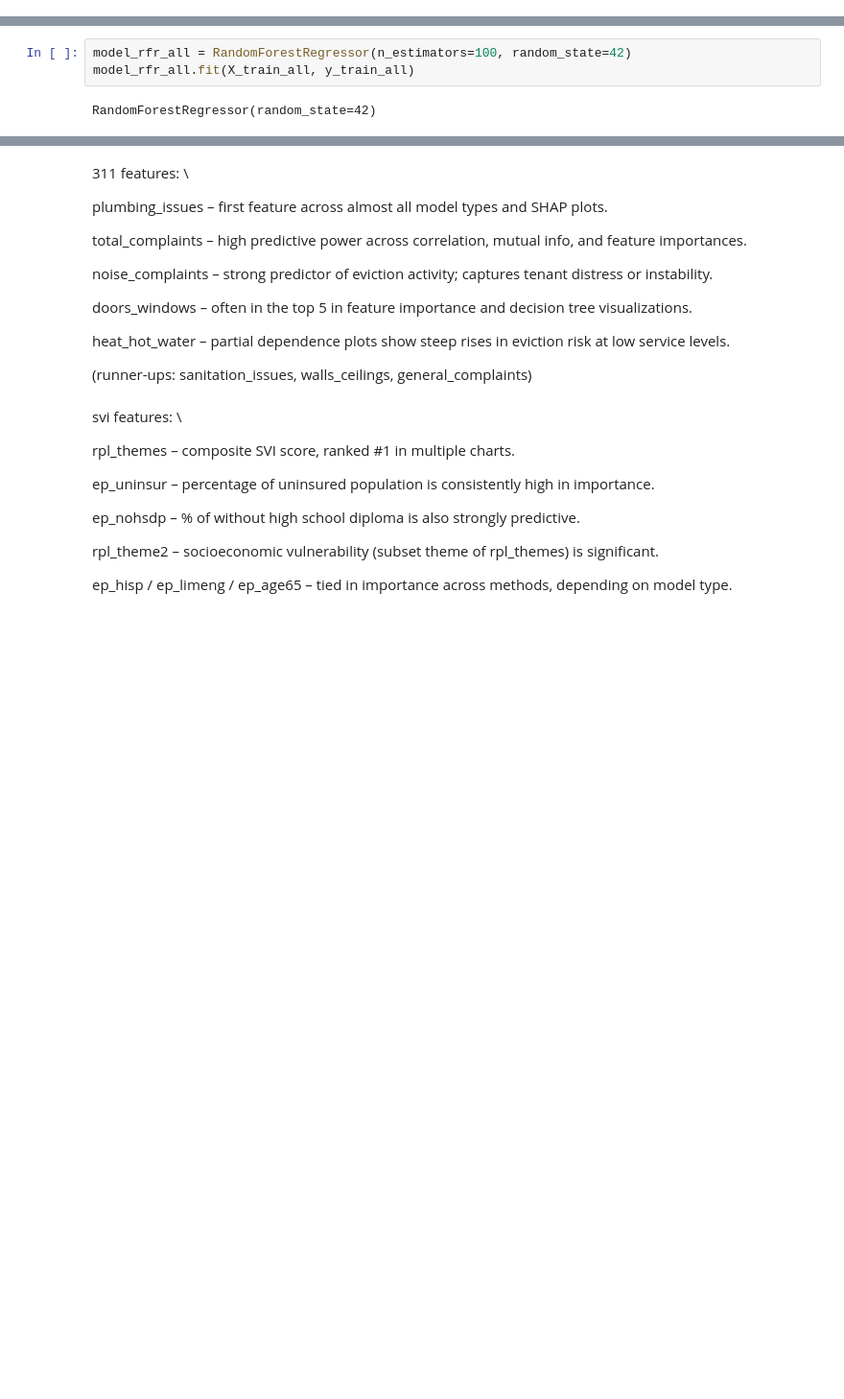
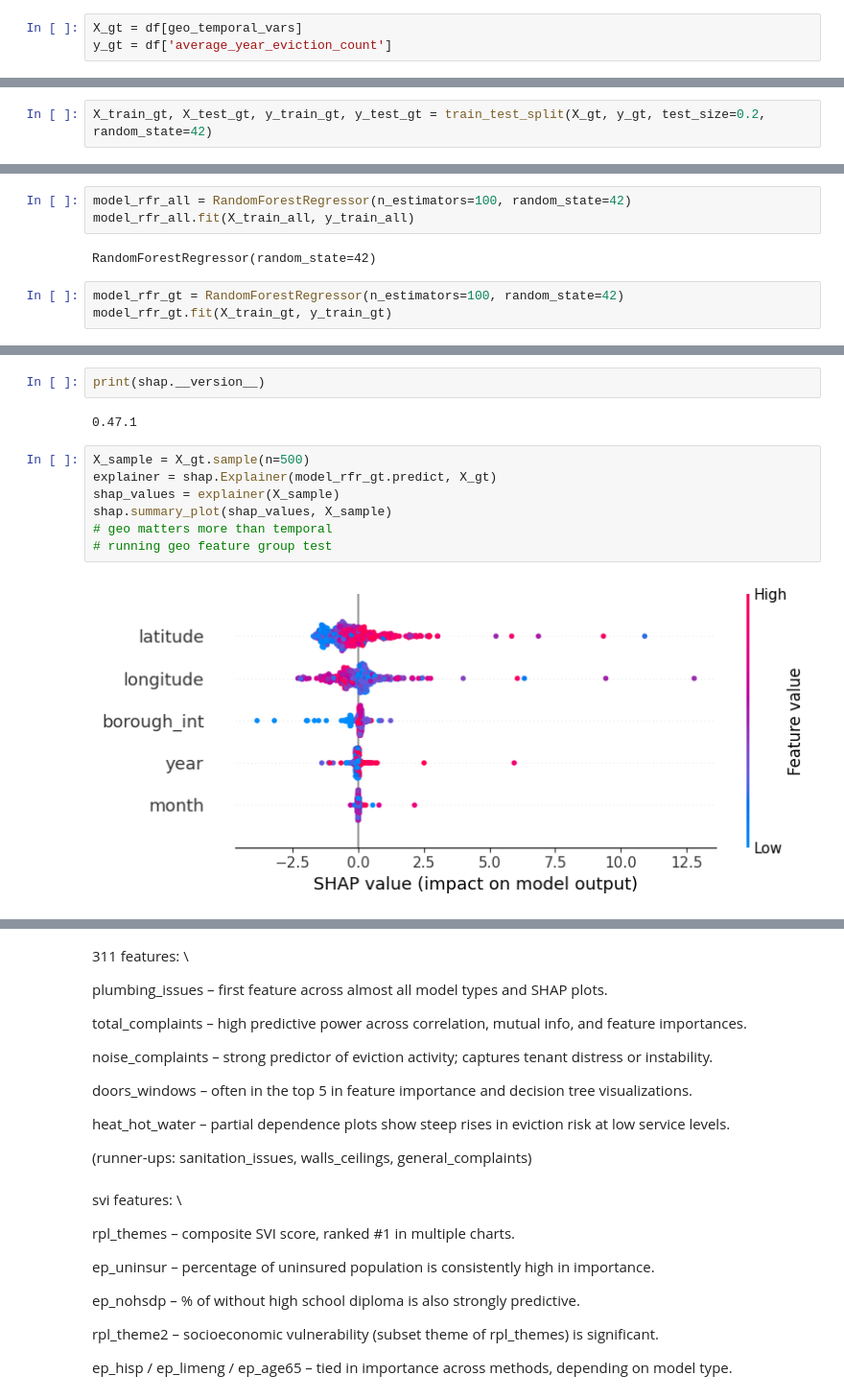
Before and after one commit to simaoalicechen/NYC_Landlord_Behavior_Analysis_Project, a Jupyter notebook: Part_3.10_analysis_feature_engineering_only_normal_times_continued.ipynb, the cells around one changed output, grey strips where cells are left out. Shown: that part at 96% size. Cells and saved outputs as stored; diff of their text form; blank space fills up the shorter version.

```diff
--- a/Part_3.10_analysis_feature_engineering_only_normal_times_continued.ipynb
+++ b/Part_3.10_analysis_feature_engineering_only_normal_times_continued.ipynb
@@ -98,6 +148,9 @@ X_building = df[new_building_vars]
 y_building = df['average_year_eviction_count']
 X_311 = df[complaints_vars]
 y_311 = df['average_year_eviction_count']
+# %%
+X_gt = df[geo_temporal_vars]
+y_gt = df['average_year_eviction_count']
 # %%
 X_all = df[all_vars]
 y_all = df['average_year_eviction_count']
@@ -109,6 +162,8 @@ X_train_building, X_test_building, y_train_building, y_test_building = train_tes
 X_train_311, X_test_311, y_train_311, y_test_311 = train_test_split(X_311, y_311, test_size=0.2, random_state=42)
 # %%
 X_train_all, X_test_all, y_train_all, y_test_all = train_test_split(X_all, y_all, test_size=0.2, random_state=42)
+# %%
+X_train_gt, X_test_gt, y_train_gt, y_test_gt = train_test_split(X_gt, y_gt, test_size=0.2, random_state=42)
 # %%
 model_rfr_svi = RandomForestRegressor(n_estimators=100, random_state=42)
 model_rfr_svi.fit(X_train_svi, y_train_svi)
@@ -129,3 +184,6 @@ model_rfr_all = RandomForestRegressor(n_estimators=100, random_state=42)
 model_rfr_all.fit(X_train_all, y_train_all)
 # %% [output]
 RandomForestRegressor(random_state=42)
+# %%
+model_rfr_gt = RandomForestRegressor(n_estimators=100, random_state=42)
+model_rfr_gt.fit(X_train_gt, y_train_gt)
@@ -155,3 +213,16 @@ shap_values = explainer.shap_values(X_svi.sample(n=500))
 shap.summary_plot(shap_values, X_svi.sample(n=500))
 # %% [output]
 [figure]
+# %%
+print(shap.__version__)
+# %% [output]
+0.47.1
+# %%
+X_sample = X_gt.sample(n=500)
+explainer = shap.Explainer(model_rfr_gt.predict, X_gt)
+shap_values = explainer(X_sample)
+shap.summary_plot(shap_values, X_sample)
+# geo matters more than temporal
+# running geo feature group test
+# %% [output]
+[figure, added]
```
Also changed, not shown: parts of 26 cells of this notebook.
